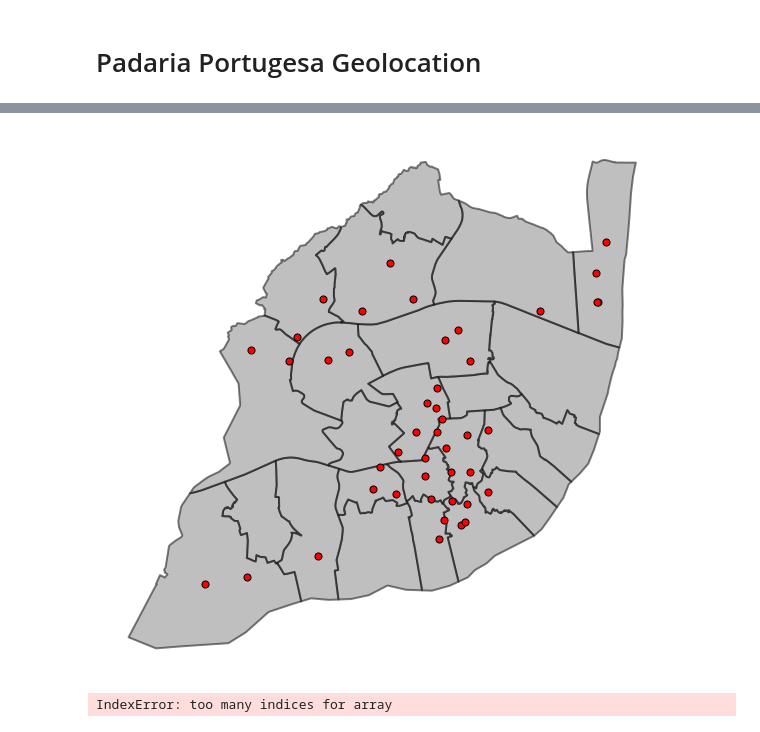
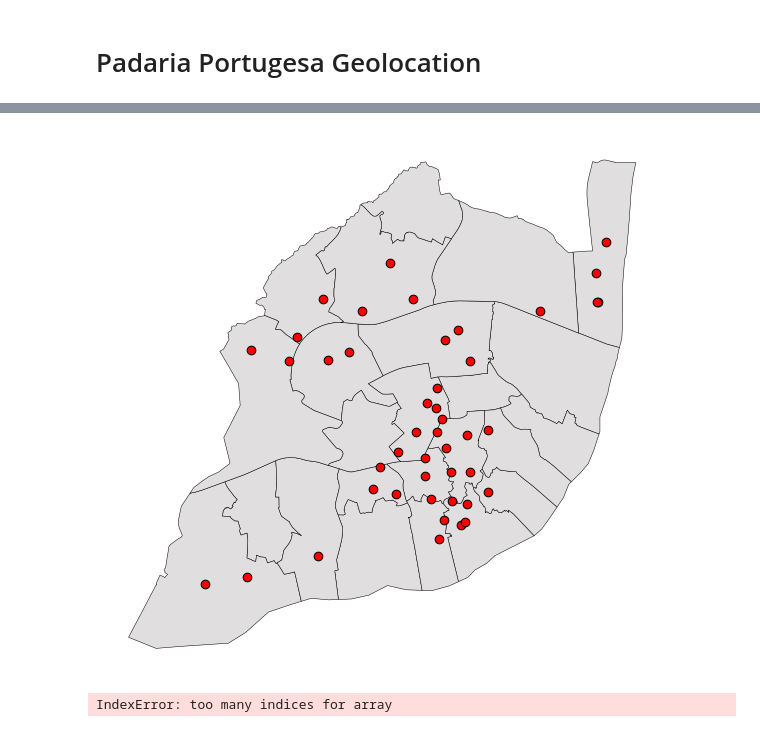
Before and after one commit to ricardozacarias/padarias, a Jupyter notebook: padarias.ipynb, the cells around one changed output, grey strips where cells are left out. Saved outputs shown, nothing was run; the diff lists cells and outputs as text; code cells hidden in the pictures.

```diff
--- a/padarias.ipynb
+++ b/padarias.ipynb
@@ -7,6 +7,6 @@ from shapely.geometry import Polygon, Point
 import geopandas as gp
 import matplotlib.pyplot as plt
 # %%
-# change projection to meters
-freguesias = gp.read_file('data/freguesias.shp').to_crs('EPSG:3763')
+# open data and change projection to meters
+freguesias = gp.read_file('data/freguesias.shp')
 padarias = pd.read_csv('data/padarias.csv', index_col=0)
@@ -17,3 +13,5 @@ padarias.shape[0]
+# %%
+freguesias = freguesias.to_crs('EPSG:3763')
 # %%
 freguesias = freguesias[['NOME', 'AREA_M2', 'geometry']]
 # %%
@@ -24,18 +29,18 @@ points = points.to_crs('EPSG:3763')
 # %%
 # get exterior of multipolygons
 exterior = freguesias.unary_union
 
 # remove points outside the city
 points = points[points.geometry.within(exterior)]
 
 # plot figure to see input data
 #ax = gplt.polyplot(freguesias, figsize=(10, 10), lw= .5, facecolor= 'none', edgecolor='k', alpha=1, projection=gcrs.Mercator());
 
-base = freguesias.plot(figsize=(10, 10), facecolor='grey', edgecolor='black', linewidth= 2, alpha=.5)
-points.plot(ax=base, marker='o', color='red', markersize=50, edgecolor='k', linewidth=1)
+base = freguesias.plot(figsize=(10, 10), facecolor='#e0dede', edgecolor='black', linewidth= .5)
+points.plot(ax=base, marker='o', color='red', markersize=75, edgecolor='k', linewidth=1)
 base.axis('off');
 # %% [output]
-[figure, old version]
+[figure, new version]
 # %%
 points
 # %% [output]
```
Also changed, not shown: parts of 2 cells of this notebook, 2 other files.
